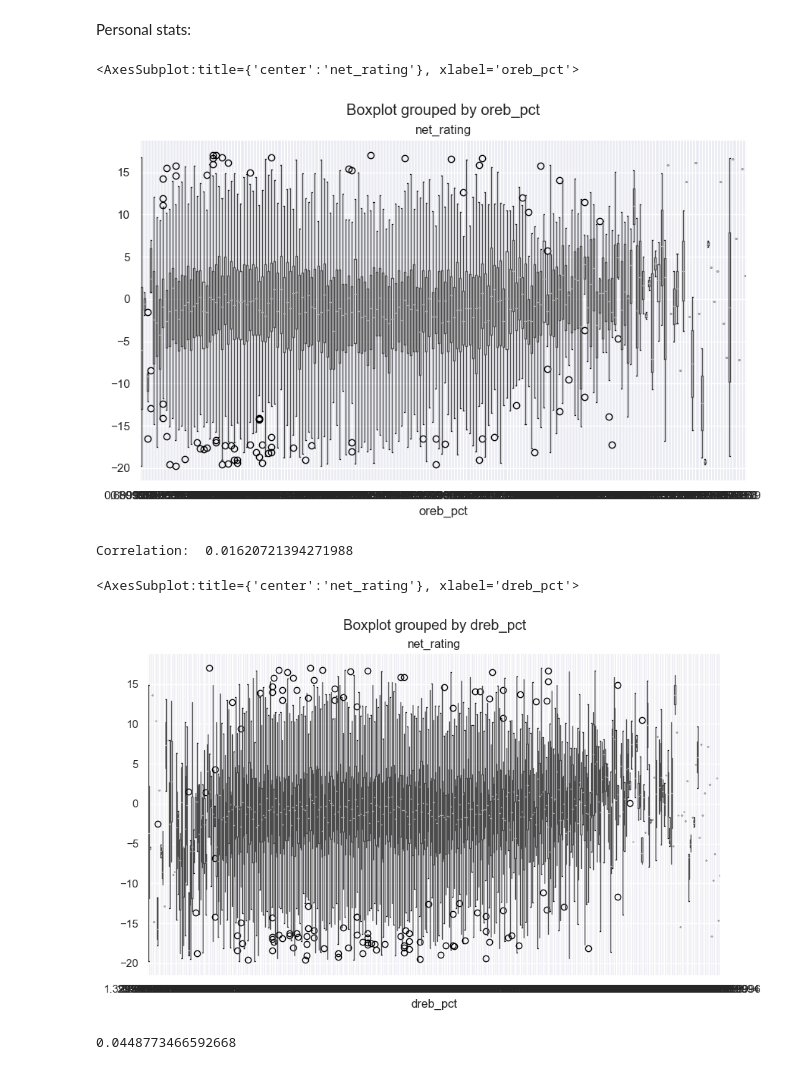
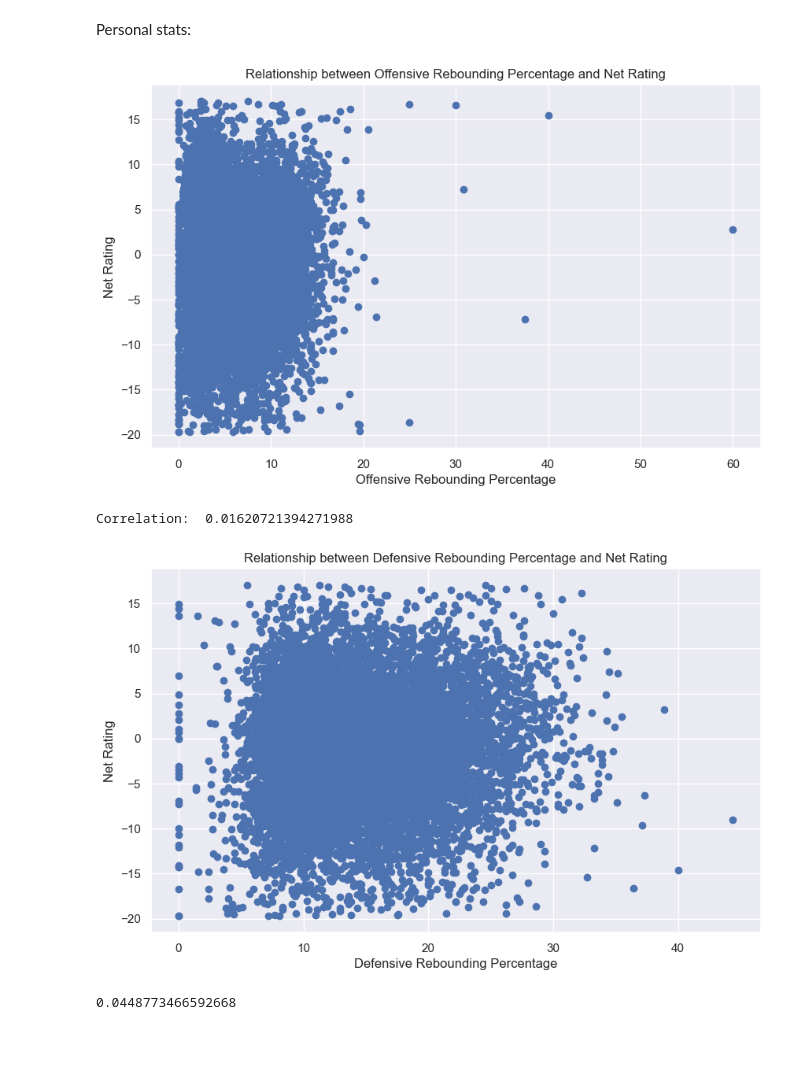
Before and after one commit to randallctc/SC1015_DSAI_Project, a Jupyter notebook: NBA_DataAnalysis_Final.ipynb, the cells around one changed output. Drawn from its saved outputs; the diff is of its cells as text; code cells hidden in the pictures; blank space fills up the shorter version.

```diff
--- a/NBA_DataAnalysis_Final.ipynb
+++ b/NBA_DataAnalysis_Final.ipynb
@@ -364,20 +364,28 @@ Correlation:  -0.007876105907565819
 # %% [markdown]
 Personal stats:
 # %%
-nba_df.boxplot(column='net_rating', by='oreb_pct',figsize=(10,6))
+plt.figure(figsize=(10,6))
+plt.scatter(nba_df['oreb_pct'], nba_df['net_rating'])
+plt.xlabel('Offensive Rebounding Percentage')
+plt.ylabel('Net Rating')
+plt.title('Relationship between Offensive Rebounding Percentage and Net Rating')
+plt.show()
 # %% [output]
-<AxesSubplot:title={'center':'net_rating'}, xlabel='oreb_pct'>
-[figure, old version]
+[figure, new version]
 # %%
 correlation = nba_df['oreb_pct'].corr(nba_df['net_rating'])
 print("Correlation: " ,correlation)
 # %% [output]
 Correlation:  0.01620721394271988
 # %%
-nba_df.boxplot(column='net_rating', by='dreb_pct',figsize=(10,6))
+plt.figure(figsize=(10,6))
+plt.scatter(nba_df['dreb_pct'], nba_df['net_rating'])
+plt.xlabel('Defensive Rebounding Percentage')
+plt.ylabel('Net Rating')
+plt.title('Relationship between Defensive Rebounding Percentage and Net Rating')
+plt.show()
 # %% [output]
-<AxesSubplot:title={'center':'net_rating'}, xlabel='dreb_pct'>
-[figure, old version]
+[figure, new version]
 # %%
 correlation = nba_df['dreb_pct'].corr(nba_df['net_rating'])
 print(correlation)
```
Also changed, not shown: parts of 10 cells of this notebook.
